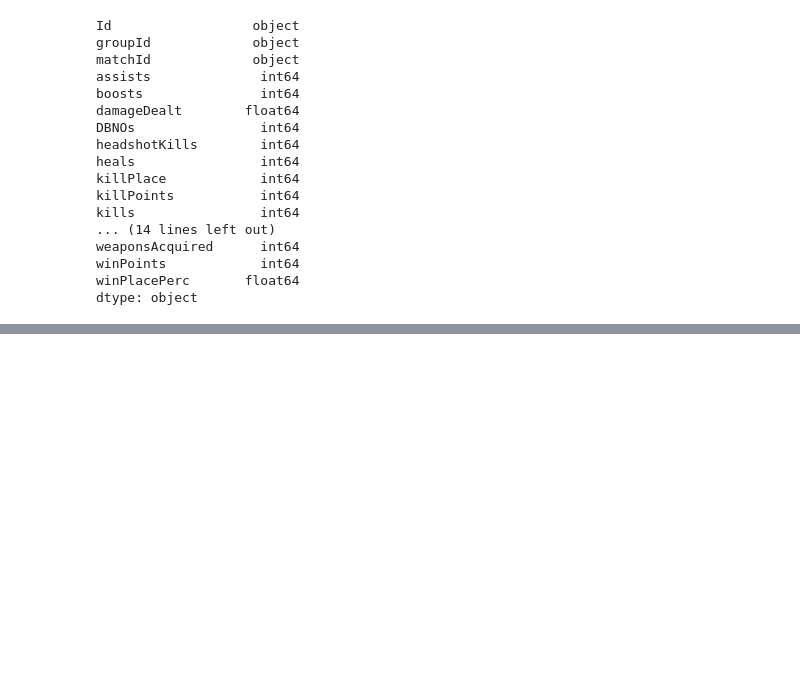
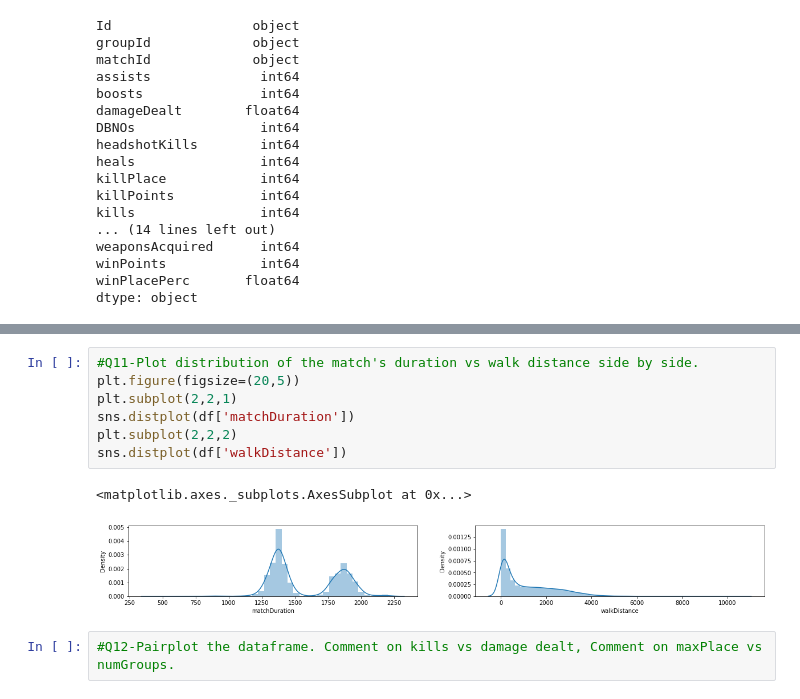
Before and after one commit to harishvenkatram/data-science-101-b1-Nov20, a Jupyter notebook: Project 1.ipynb, the cells around one changed output, grey strips where cells are left out. Cells and saved outputs as stored; diff of their text form; blank space fills up the shorter version.

```diff
--- a/Project 1.ipynb
+++ b/Project 1.ipynb
@@ -37,0 +95,12 @@ dtype: object
+# %%
+#Q11-Plot distribution of the match's duration vs walk distance side by side.
+plt.figure(figsize=(20,5))
+plt.subplot(2,2,1)
+sns.distplot(df['matchDuration'])
+plt.subplot(2,2,2)
+sns.distplot(df['walkDistance'])
+# %% [output]
+<matplotlib.axes._subplots.AxesSubplot at 0x...>
+[figure, added]
+# %%
+#Q12-Pairplot the dataframe. Comment on kills vs damage dealt, Comment on maxPlace vs numGroups.
```
Also changed, not shown: parts of 16 cells of this notebook.
